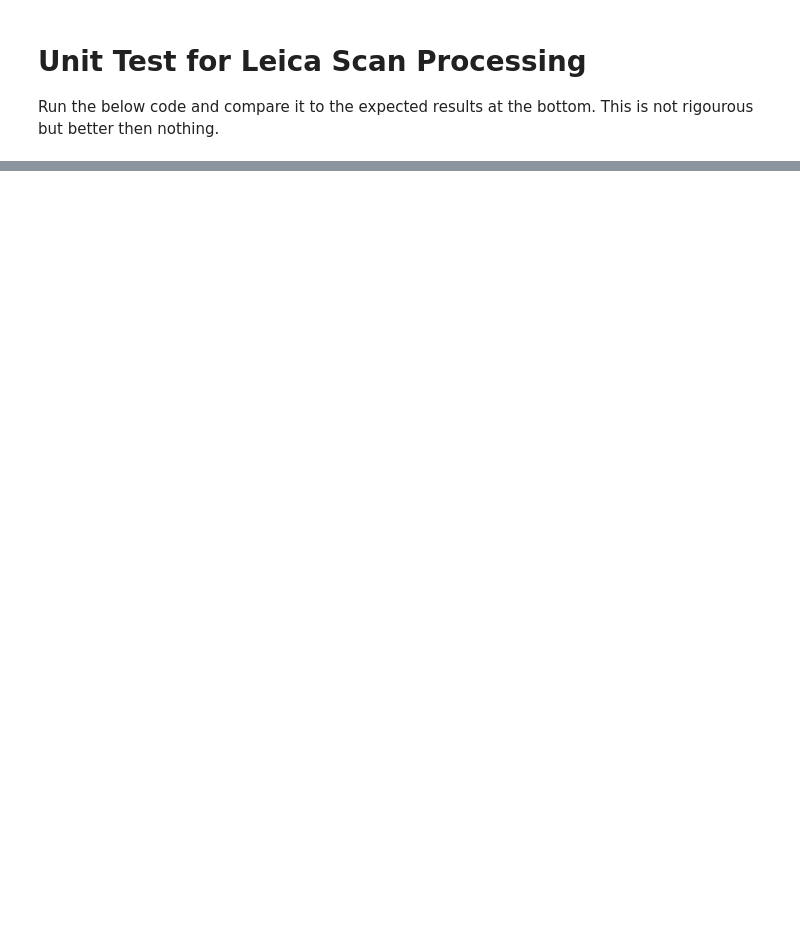
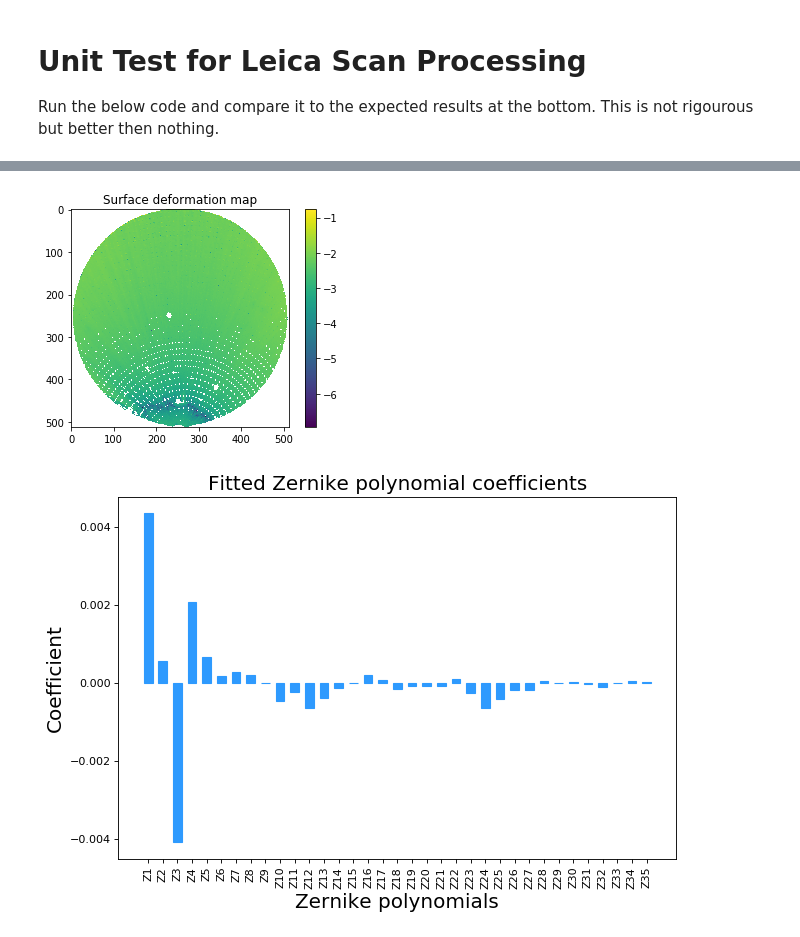
Before and after one commit to GreenBankObservatory/lassi-analysis, a Jupyter notebook: Scan9vs11-Z-UnitTest.ipynb, the cells around one changed output, grey strips where cells are left out. Cells and saved outputs as stored; diff of their text form; code cells hidden in the pictures; blank space fills up the shorter version.

```diff
--- a/Scan9vs11-Z-UnitTest.ipynb
+++ b/Scan9vs11-Z-UnitTest.ipynb
@@ -3,0 +7,14 @@ Run the below code and compare it to the expected results at the bottom.  This i
+# %%
+%%time
+from plotting import barChartPlot, imagePlot
+from lassiAnalysis import extractZernikesLeicaScanPair
+n = 512
+nZern = 36
+pFitGuess = [60., 0., 0., -50., 0., 0.]
+rMaskRadius = 49.
+fn1 = 'data/27mar2019/Clean9.ptx.csv'
+fn2 = 'data/27mar2019/Clean11.ptx.csv'
+diff, fitlist = extractZernikesLeicaScanPair(fn1, fn2, n=n, nZern=nZern, pFitGuess=pFitGuess, rMaskRadius=rMaskRadius)
+imagePlot(np.log10(np.abs(diff)), 'Surface deformation map')
+barChartPlot(np.arange(1, nZern), fitlist[1:nZern])
+# %% [output]
@@ -4 +25,3 @@ Run the below code and compare it to the expected results at the bottom.  This i
+[figure, added]
+[figure, added]
 # %%
```
Also changed, not shown: parts of 5 cells of this notebook.
